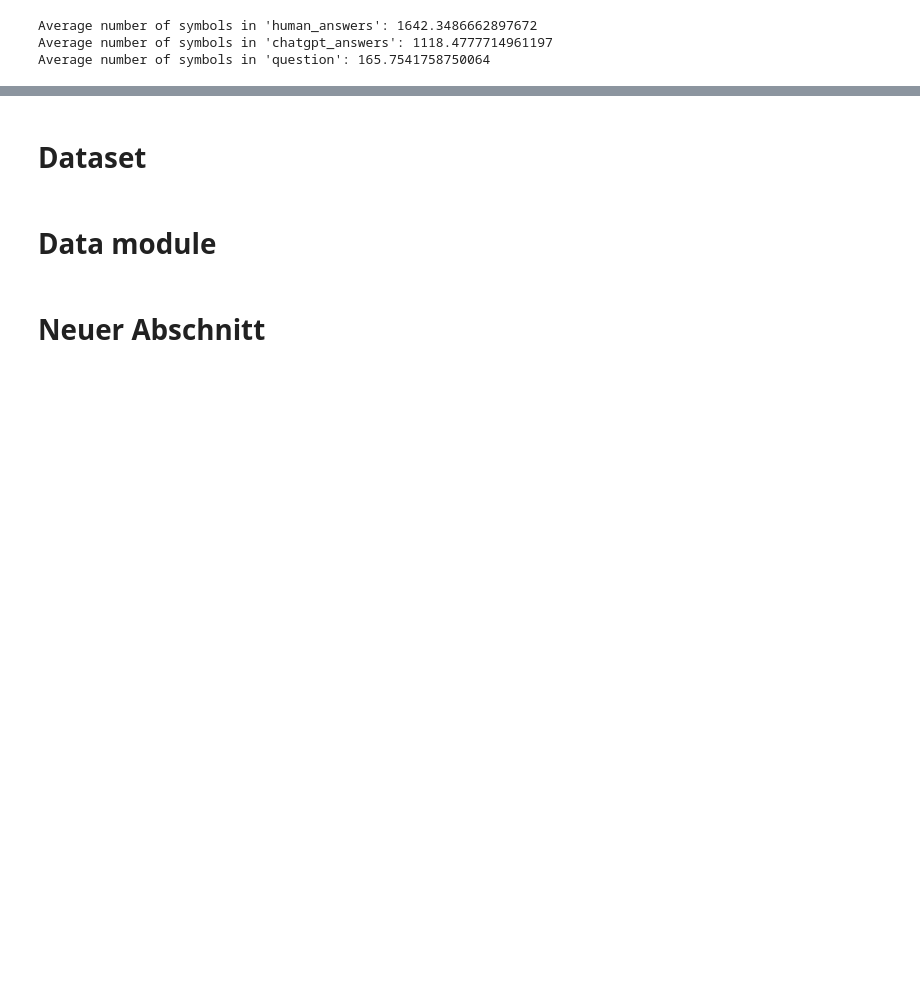
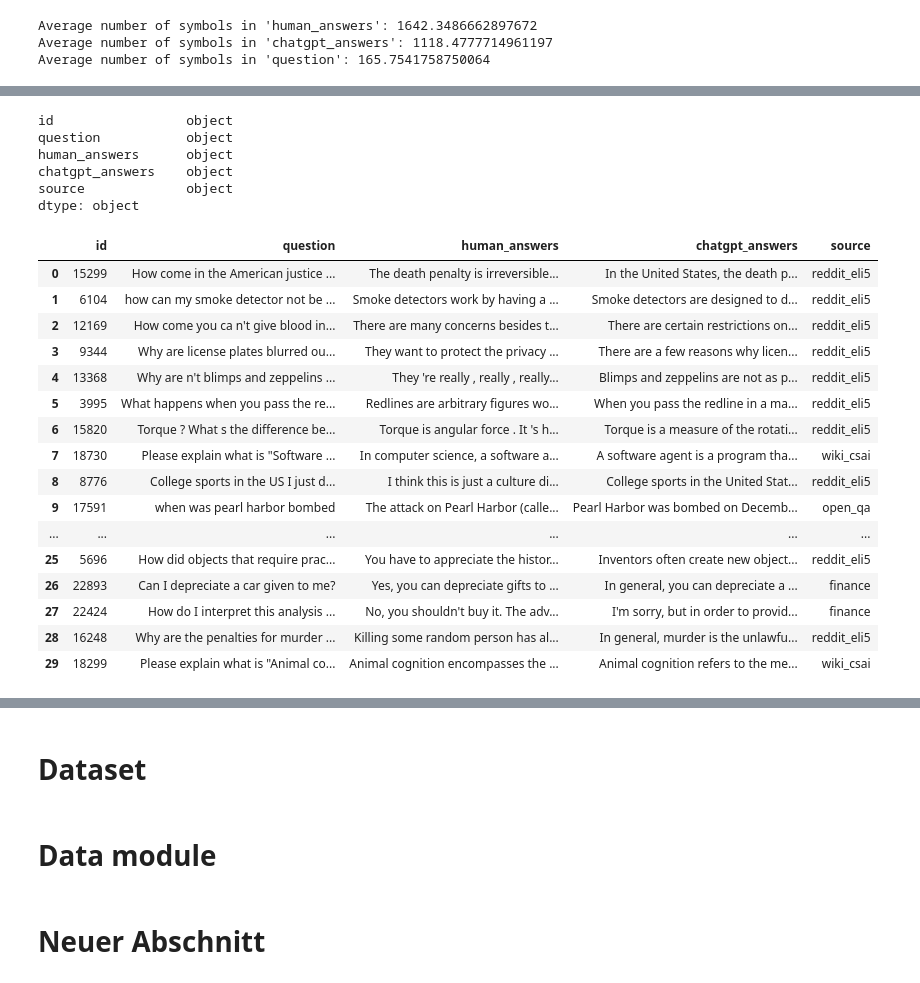
Before and after one commit to EngelMichael/FRA_UAS_AI_recognition_Project, a Jupyter notebook: AI_Classifier_FRA_UAS_Informatik_Projekt_.ipynb, the cells around one changed output, grey strips where cells are left out. Drawn from its saved outputs; the diff is of its cells as text; code cells hidden in the pictures; blank space fills up the shorter version.

```diff
--- a/AI_Classifier_FRA_UAS_Informatik_Projekt_.ipynb
+++ b/AI_Classifier_FRA_UAS_Informatik_Projekt_.ipynb
@@ -184,0 +279,35 @@ Average number of symbols in 'question': 165.7541758750064
+# %%
+print(train_df.dtypes)
+# %% [output]
+id                 object
+question           object
+human_answers      object
+chatgpt_answers    object
+source             object
+dtype: object
+# %%
+train_df['human_answers'] = train_df['human_answers'].astype('string')
+train_df['chatgpt_answers'] = train_df['chatgpt_answers'].astype('string')
+# %%
+for column in ['human_answers', 'chatgpt_answers']:
+    train_df[column] = train_df[column].apply(clean_text) #applyng cleaning function to every element in the dataframe
+# %%
+train_df.head(30)
+# %% [output]
+|  | id | question | human_answers | chatgpt_answers | source |
+| 0 | 15299 | How come in the American justice ... | The death penalty is irreversible... | In the United States, the death p... | reddit_eli5 |
+| 1 | 6104 | how can my smoke detector not be ... | Smoke detectors work by having a ... | Smoke detectors are designed to d... | reddit_eli5 |
+| 2 | 12169 | How come you ca n't give blood in... | There are many concerns besides t... | There are certain restrictions on... | reddit_eli5 |
+| 3 | 9344 | Why are license plates blurred ou... | They want to protect the privacy ... | There are a few reasons why licen... | reddit_eli5 |
+| 4 | 13368 | Why are n't blimps and zeppelins ... | They 're really , really , really... | Blimps and zeppelins are not as p... | reddit_eli5 |
+| 5 | 3995 | What happens when you pass the re... | Redlines are arbitrary figures wo... | When you pass the redline in a ma... | reddit_eli5 |
+| 6 | 15820 | Torque ? What s the difference be... | Torque is angular force . It 's h... | Torque is a measure of the rotati... | reddit_eli5 |
+| 7 | 18730 | Please explain what is "Software ... | In computer science, a software a... | A software agent is a program tha... | wiki_csai |
+| 8 | 8776 | College sports in the US I just d... | I think this is just a culture di... | College sports in the United Stat... | reddit_eli5 |
+| 9 | 17591 | when was pearl harbor bombed | The attack on Pearl Harbor (calle... | Pearl Harbor was bombed on Decemb... | open_qa |
+| ... | ... | ... | ... | ... | ... |
+| 25 | 5696 | How did objects that require prac... | You have to appreciate the histor... | Inventors often create new object... | reddit_eli5 |
+| 26 | 22893 | Can I depreciate a car given to me? | Yes, you can depreciate gifts to ... | In general, you can depreciate a ... | finance |
+| 27 | 22424 | How do I interpret this analysis ... | No, you shouldn't buy it. The adv... | I'm sorry, but in order to provid... | finance |
+| 28 | 16248 | Why are the penalties for murder ... | Killing some random person has al... | In general, murder is the unlawfu... | reddit_eli5 |
+| 29 | 18299 | Please explain what is "Animal co... | Animal cognition encompasses the ... | Animal cognition refers to the me... | wiki_csai |
```
Also changed, not shown: parts of 8 cells of this notebook.
